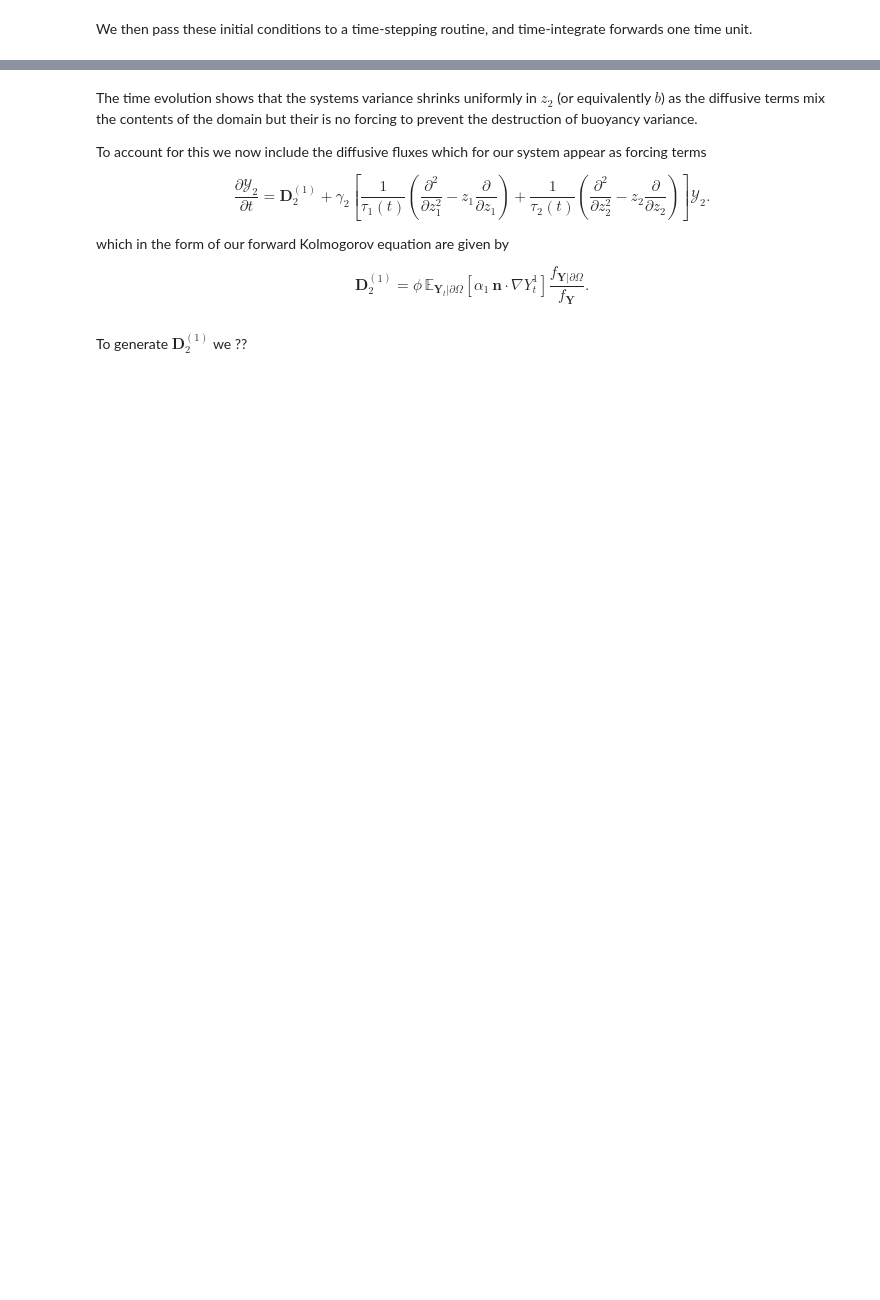
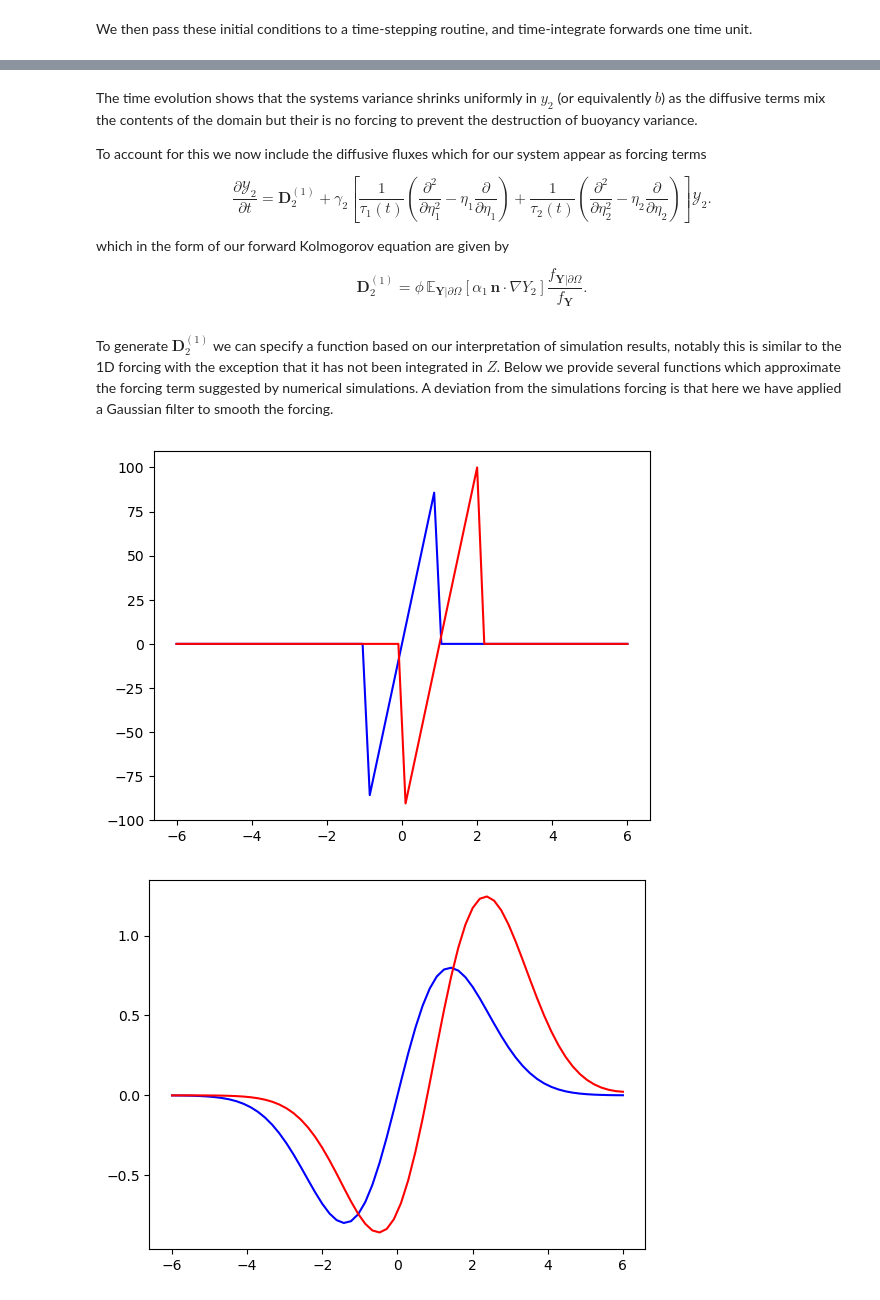
Before and after one commit to mannixp/D.strafity-mapping, a Jupyter notebook: Mapping/Part3_Mapping_2d_fZB.ipynb, the cells around one changed output, grey strips where cells are left out. Cells and saved outputs as stored; diff of their text form; code cells hidden in the pictures; blank space fills up the shorter version.

```diff
--- a/Mapping/Part3_Mapping_2d_fZB.ipynb
+++ b/Mapping/Part3_Mapping_2d_fZB.ipynb
@@ -92,12 +94,12 @@ bc1 = 'Neumann'
 bc2 = 'Neumann'
 
 # Numerical resolution
-N1 =64
+N1 =32
 N2 =64
 
 # Domain
 z1 = np.linspace(-4, 4, N1)
-z2 = np.linspace(-4, 4, N2)
+z2 = np.linspace(-6, 6, N2)
 
 # 2d grid for gaussian random variables Y1 and Y2
 I2 = np.ones(N2)
@@ -373,20 +370,59 @@ time t =  0.75
 # %% [markdown]
-The time evolution shows that the systems variance shrinks uniformly in $z_2$ (or equivalently $b$) as the diffusive terms mix the contents of the domain but their is no forcing to prevent the destruction of buoyancy variance.
+The time evolution shows that the systems variance shrinks uniformly in $y_2$ (or equivalently $b$) as the diffusive terms mix the contents of the domain but their is no forcing to prevent the destruction of buoyancy variance.
 
 To account for this we now include the diffusive fluxes which for our system appear as forcing terms
 
 \begin{equation}
-\frac{\partial \mathscr{Y}_2 }{\partial t} = \mathbf{D}^{(1)}_{2} + \gamma_2 \left[ \frac{1}{\tau_1(t)} \left( \frac{\partial^{2}}{\partial z_{1}^{2}} - z_1\frac{\partial }{ \partial z_1 }\right) + \frac{1}{\tau_2(t)} \left( \frac{\partial^{2}}{\partial z_{2}^{2}} - z_2\frac{\partial }{ \partial z_2 }\right) \right] \mathscr{Y}_2.
+\frac{\partial \mathscr{Y}_2 }{\partial t} = \bm{D}^{(1)}_{2} + \gamma_2 \left[ \frac{1}{\tau_1(t)} \left( \frac{\partial^{2}}{\partial \eta_{1}^{2}} - \eta_1\frac{\partial }{ \partial \eta_1 }\right) + \frac{1}{\tau_2(t)} \left( \frac{\partial^{2}}{\partial \eta_{2}^{2}} - \eta_2\frac{\partial }{ \partial \eta_2 }\right) \right] \mathscr{Y}_2.
 \end{equation}
 
 which in the form of our forward Kolmogorov equation are given by
 
 \begin{equation}
-  \mathbf{D}^{(1)}_2 =
-  \phi\,\mathbb{E}_{\mathbf{Y}_{t}|\partial\Omega} \left[ \alpha_{1}\,\mathbf{n}\cdot\nabla Y^1_t \right] \frac{f_{\mathbf{Y}|\partial\Omega}}{f_{\mathbf{Y}}}.
+  \bm{D}^{(1)}_2 =
+  \phi\,\mathbb{E}_{\bm{Y}|\partial\Omega} \left[ \alpha_{1}\,\bm{n}\cdot\nabla Y_2 \right] \frac{f_{\bm{Y}|\partial\Omega}}{f_{\bm{Y}}}.
 \end{equation}
-# %% [markdown]
-To generate $\mathbf{D}^{(1)}_2$ we ??
+# %% [markdown]
+To generate $\bm{D}^{(1)}_2$ we can specify a function based on our interpretation of simulation results, notably this is similar to the 1D forcing with the exception that it has not been integrated in $Z$. Below we provide several functions which approximate the forcing term suggested by numerical simulations. A deviation from the simulations forcing is that here we have applied a Gaussian filter to smooth the forcing.
+# %%
+def D1_forcing(z,b, µ_bottom, µ_top, σ_bottom, σ_top):
+
+    shape = (len(z), len(b))
+    D1_2 = np.zeros(shape)
+
+    D_z1 = np.where(b > µ_top + σ_top, 0, 100*(b-µ_top))
+    D_z1 = np.where(b < µ_top - σ_top, 0, D_z1)
+
+    D_z0 = np.where(b < µ_bottom - σ_bottom, 0, 100*(b-µ_bottom))
+    D_z0 = np.where(b > µ_bottom + σ_bottom, 0, D_z0)
+
+    D1_2[-1,:] = D_z1
+    D1_2[0,:] = D_z0
+
+    plt.plot(b,D_z1,'b-')
+    plt.plot(b,D_z0,'r-')
+    plt.show()
+
+    # Apply a kernel to smooth it
+    from scipy.ndimage import gaussian_filter
+    D1_2 = gaussian_filter(D1_2, sigma=7)
+
+    plt.plot(b,D1_2[-1,:],'b-')
+    plt.plot(b,D1_2[ 0,:],'r-')
+    plt.show()
+
+    return D1_2.flatten()
+
+# RBC
+µ_bottom = 1
+µ_top = 0
+σ_bottom = 1
+σ_top = 1
+
+F2 = D1_forcing(z1,z2, µ_bottom, µ_top, σ_bottom, σ_top)
+# %% [output]
+[figure, added]
+[figure, added]
 # %%
 # Initial condition
 Y1 = G(z1)
```
Also changed, not shown: parts of 13 cells of this notebook, 4 other files.
